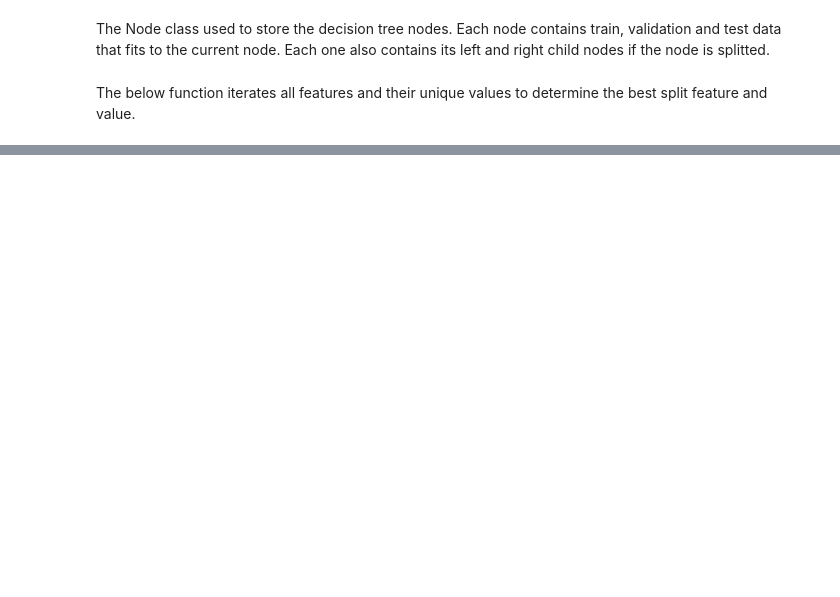
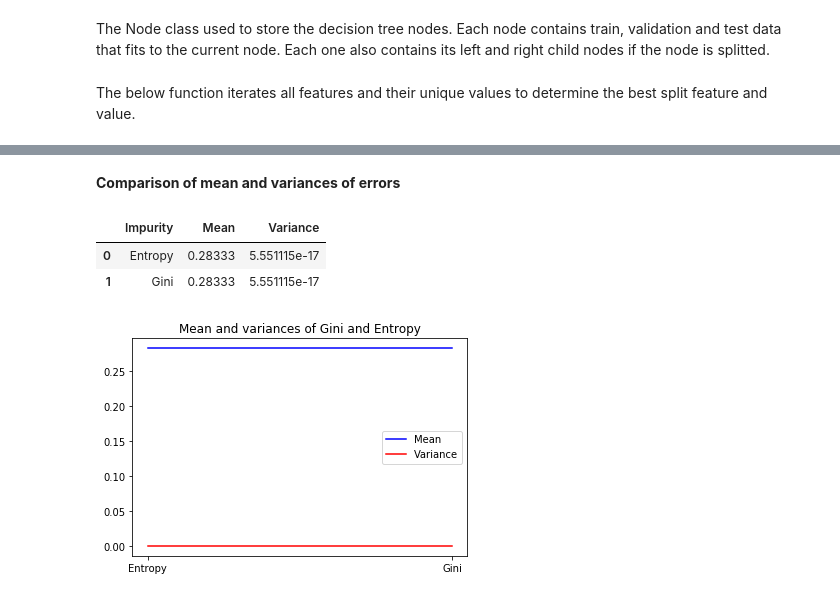
Before and after one commit to akinelden/cmpe480-fall19-project3, a Jupyter notebook: source.ipynb, the cells around one changed output, grey strips where cells are left out. Drawn from its saved outputs; the diff is of its cells as text; code cells hidden in the pictures; blank space fills up the shorter version.

```diff
--- a/source.ipynb
+++ b/source.ipynb
@@ -240,0 +317,17 @@ results[-1]
+# %% [markdown]
+**Comparison of mean and variances of errors**
+# %%
+pd.DataFrame([["Entropy",e_mean, e_variance],["Gini",g_mean,g_variance]], columns=["Impurity", "Mean", "Variance"])
+# %% [output]
+|  | Impurity | Mean | Variance |
+| 0 | Entropy | 0.28333 | 5.551115e-17 |
+| 1 | Gini | 0.28333 | 5.551115e-17 |
+# %%
+plt.figure()
+plt.title("Mean and variances of Gini and Entropy")
+plt.plot(["Entropy","Gini"],[e_mean,g_mean], 'b-', label="Mean")
+plt.plot(["Entropy","Gini"],[e_variance,g_variance], 'r-', label="Variance")
+plt.legend()
+plt.show()
+# %% [output]
+[figure, added]
```
Also changed, not shown: parts of 18 cells of this notebook, 1 other file.
